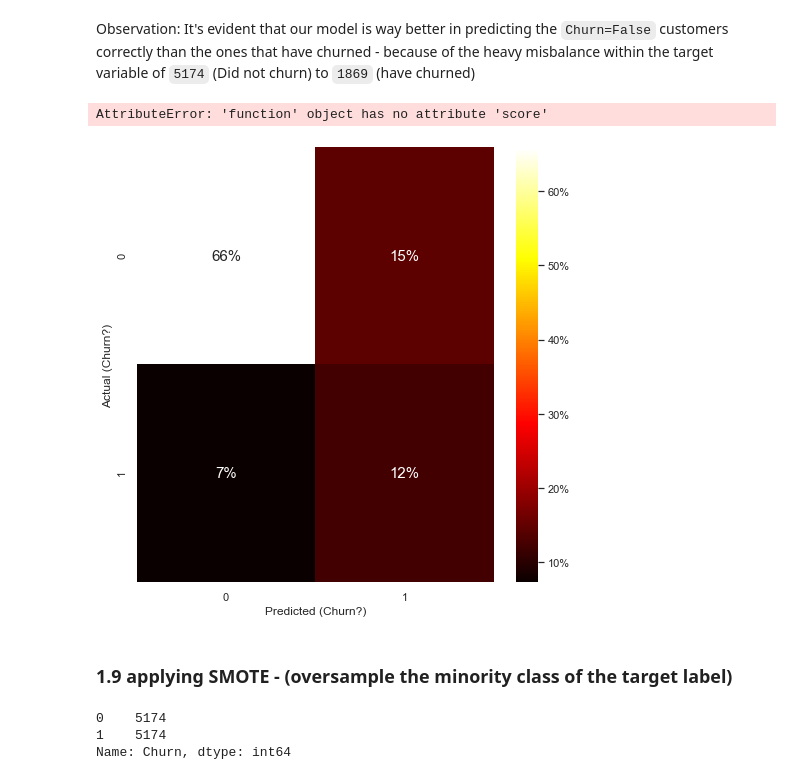
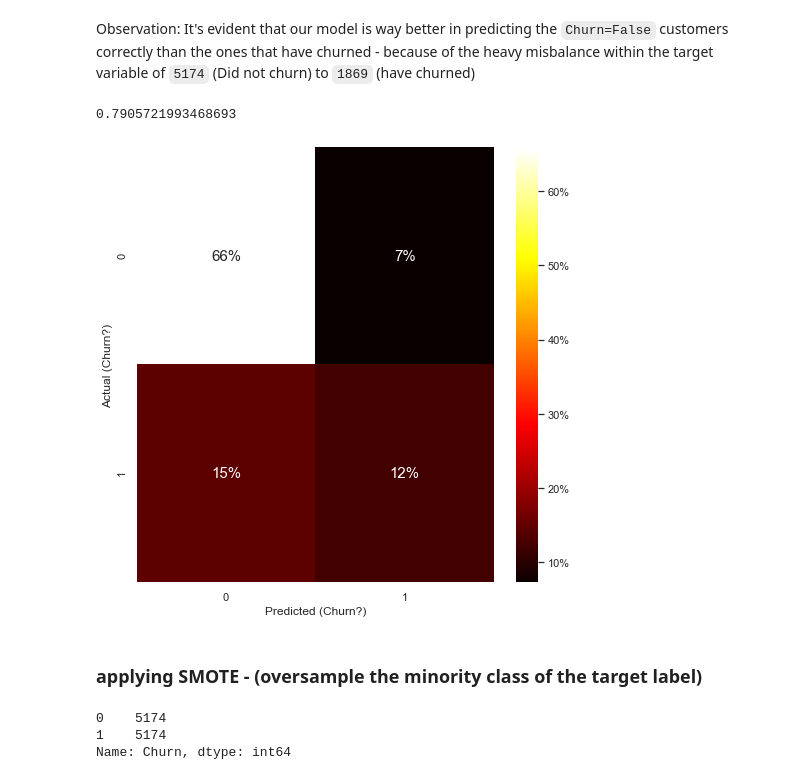
Before and after one commit to mmartammarti/IronMarta, a Jupyter notebook: Day_18_/imbalanced_classes_sampling_techniques.ipynb, the cells around one changed output. Drawn from its saved outputs; the diff is of its cells as text; code cells hidden in the pictures.

```diff
--- a/Day_18_/imbalanced_classes_sampling_techniques.ipynb
+++ b/Day_18_/imbalanced_classes_sampling_techniques.ipynb
@@ -110,44 +115,44 @@ plt.show()
 # %% [markdown]
 Observation: It's evident that our model is way better in predicting the `Churn=False` customers correctly than the ones that have churned - because of the heavy misbalance within the target variable of `5174` (Did not churn) to `1869` (have churned)
 # %%
-confusion_matrix.score(scaled_x, y)
+classification.score(scaled_x, y)
 # %% [output]
-AttributeError: 'function' object has no attribute 'score'
+0.7905721993468693
 # %%
 # % confusion matrix heat map
 
 # shortened name
-cnfmat = confusion_matrix(y_pred, y_test)
+cnfmat = confusion_matrix(y_test,y_pred)
 
 # creating a Dataframe out of our confusion matrix, easier to plot in seaborn.
 df_cm = pd.DataFrame(cnfmat, columns=np.unique(y_test), index = np.unique(y_test))
 
 # column and index names to our df
 df_cm.index.name = 'Actual (Churn?)'
 df_cm.columns.name = 'Predicted (Churn?)'
 
 # set the fontsize for my plot
 sns.set(font_scale=1)
 
 # set plot size
 fig, ax = plt.subplots(figsize=(8,8))
 
 # this function formatter is necessary to create a custom function which formats our values as %
 from matplotlib.ticker import FuncFormatter
 fmt = lambda x,pos: '{:.0%}'.format(x)
 
 # plot the heatmap for our confusion matrix
 sns.heatmap(df_cm/df_cm.sum().sum(),  # plot the number of values as percentage of all values in the confusion matrix
             annot=True,
             fmt='.0%',
             cmap='hot',
             annot_kws={"size":15},
             cbar_kws={'format': FuncFormatter(fmt)}
            );
 # %% [output]
-[figure, old version]
+[figure, new version]
 # %% [markdown]
-### 1.9 applying SMOTE - (oversample the minority class of the target label)
+### applying SMOTE - (oversample the minority class of the target label)
 # %%
 from imblearn.over_sampling import SMOTE
 # %%
```
Also changed, not shown: parts of 11 cells of this notebook, 35 other files.
